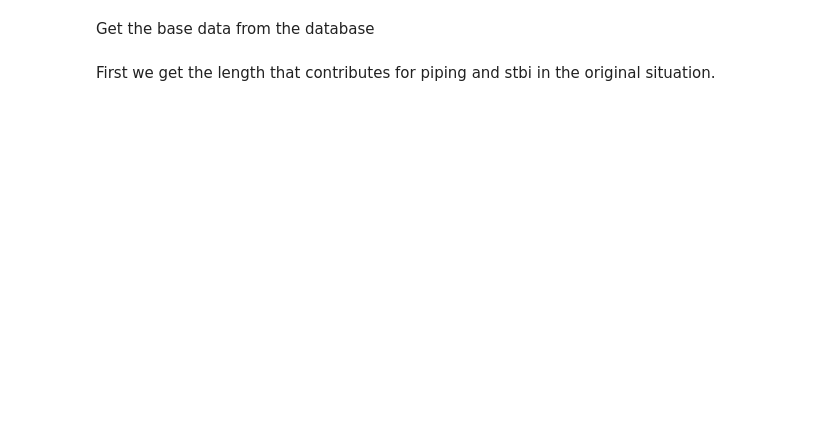
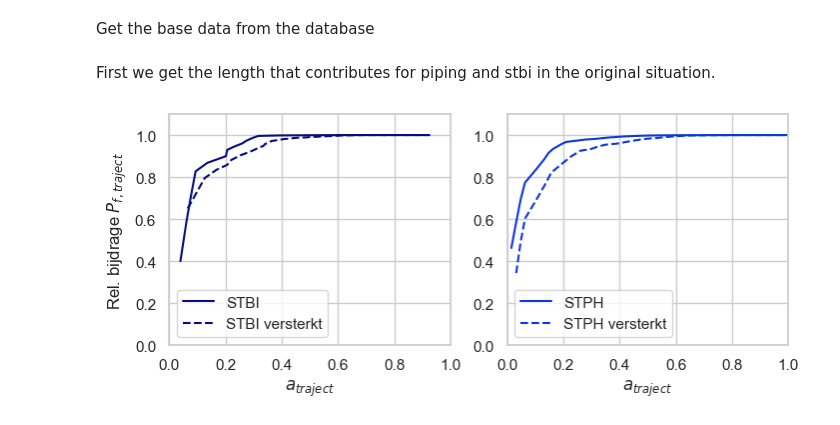
Before and after one commit to Deltares/VRSuiteUtils, a Jupyter notebook: postprocessing/determine_contributing_length.ipynb, the cells around one changed output. Drawn from its saved outputs; the diff is of its cells as text; code cells hidden in the pictures; blank space fills up the shorter version.

```diff
--- a/postprocessing/determine_contributing_length.ipynb
+++ b/postprocessing/determine_contributing_length.ipynb
@@ -176,3 +188,36 @@ def plot_cumulative_probability_for_sections(df, normalized = False):
     ax[1].set_xlabel('L [m]')
     ax[0].legend()
     ax[1].legend()
+# %%
+original_assessment_contributing_length = derive_contributing_length_for_step(stepwise_assessment[0], section_lengths, n_max=n_max)
+original_assessment_contributing_length = compute_cumulative_probability_for_sections(original_assessment_contributing_length)
+reinforced_contributing_length = derive_contributing_length_for_step(stepwise_assessment[considered_tc_step], section_lengths, n_max=n_max)
+reinforced_contributing_length = compute_cumulative_probability_for_sections(reinforced_contributing_length)
+
+
+#make a comparison of both per mechanism in 2 panes
+fig, ax = plt.subplots(1,2, figsize=(8,3))
+#sort both on STBI
+original_assessment_contributing_length.sort_values(by='L_STBI_cum', inplace=True)
+reinforced_contributing_length.sort_values(by='L_STBI_cum', inplace=True)
+ax[0].plot(original_assessment_contributing_length['L_STBI_cum']/traject_length, original_assessment_contributing_length['pf_STBI_vak_cum']/max(original_assessment_contributing_length['pf_STBI_vak_cum']), label='STBI', color = colors[0])
+ax[0].plot(reinforced_contributing_length['L_STBI_cum']/traject_length, reinforced_contributing_length['pf_STBI_vak_cum']/max(reinforced_contributing_length['pf_STBI_vak_cum']), label='STBI versterkt', color = colors[0], linestyle='--')
+#ylabel with subscript
+ax[0].set_xlabel(r'$a_{traject}$')
+ax[0].set_ylabel(r'Rel. bijdrage $P_{f,traject}$')
+ax[0].legend()
+ax[0].set_xlim(0,1)
+ax[0].set_ylim(0,1.1)
+
+original_assessment_contributing_length.sort_values(by='L_STPH_cum', inplace=True)
+reinforced_contributing_length.sort_values(by='L_STPH_cum', inplace=True)
+ax[1].plot(original_assessment_contributing_length['L_STPH_cum']/traject_length, original_assessment_contributing_length['pf_STPH_vak_cum']/max(original_assessment_contributing_length['pf_STPH_vak_cum']), label='STPH', color = colors[1])
+ax[1].plot(reinforced_contributing_length['L_STPH_cum']/traject_length, reinforced_contributing_length['pf_STPH_vak_cum']/max(reinforced_contributing_length['pf_STPH_vak_cum']), label='STPH versterkt', color = colors[1], linestyle='--')
+ax[1].legend()
+ax[1].set_xlabel(r'$a_{traject}$')
+ax[1].set_xlim(0,1)
+ax[1].set_ylim(0,1.1)
+
+plt.savefig(Path(r'c:\Users\klerk_wj\OneDrive - Stichting Deltares\00_Projecten\11_VR_HWBP\05_Handreiking\casus_ontwerpen').joinpath(f'{db_path.parent.name}_{run_type}_bijdragende_lengte_Nmax={n_max}.png'), dpi=300)
+# %% [output]
+[figure, added]
```
Also changed, not shown: parts of 6 cells of this notebook, 1 other file.
